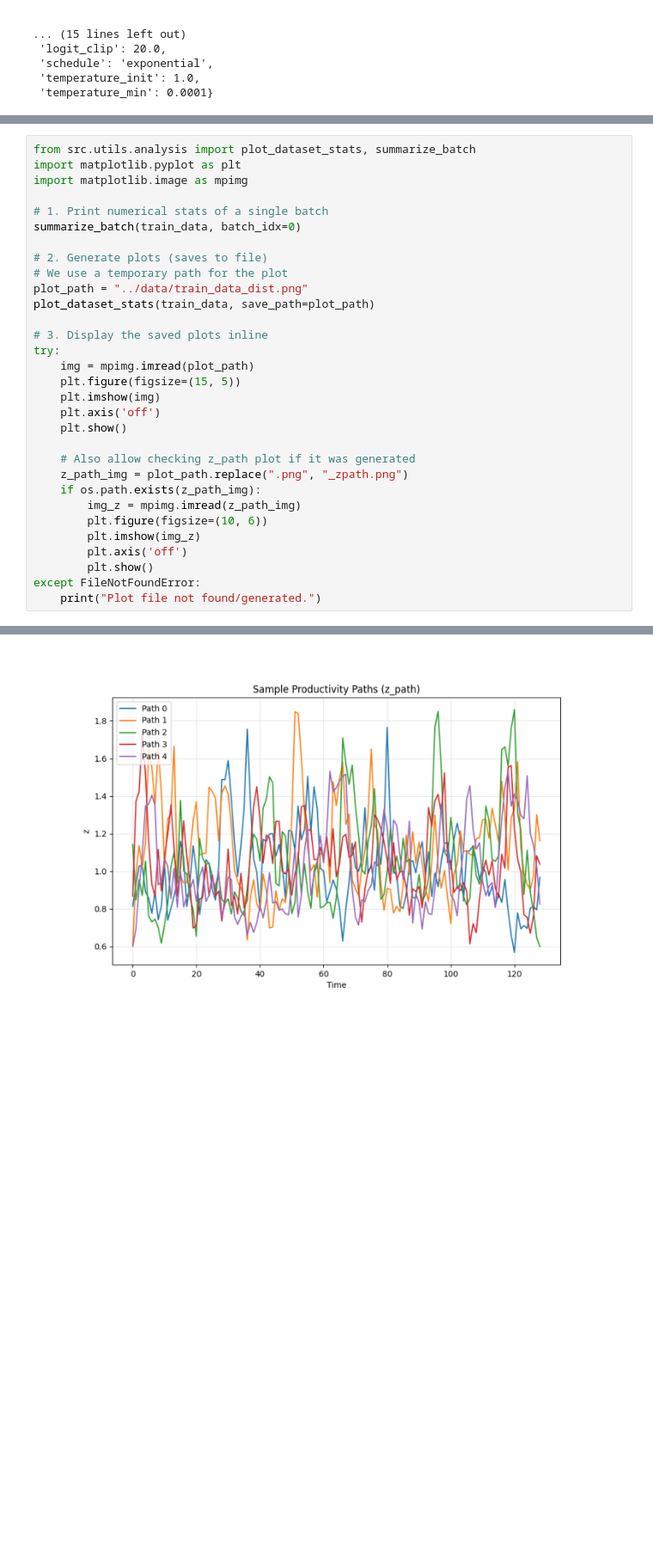
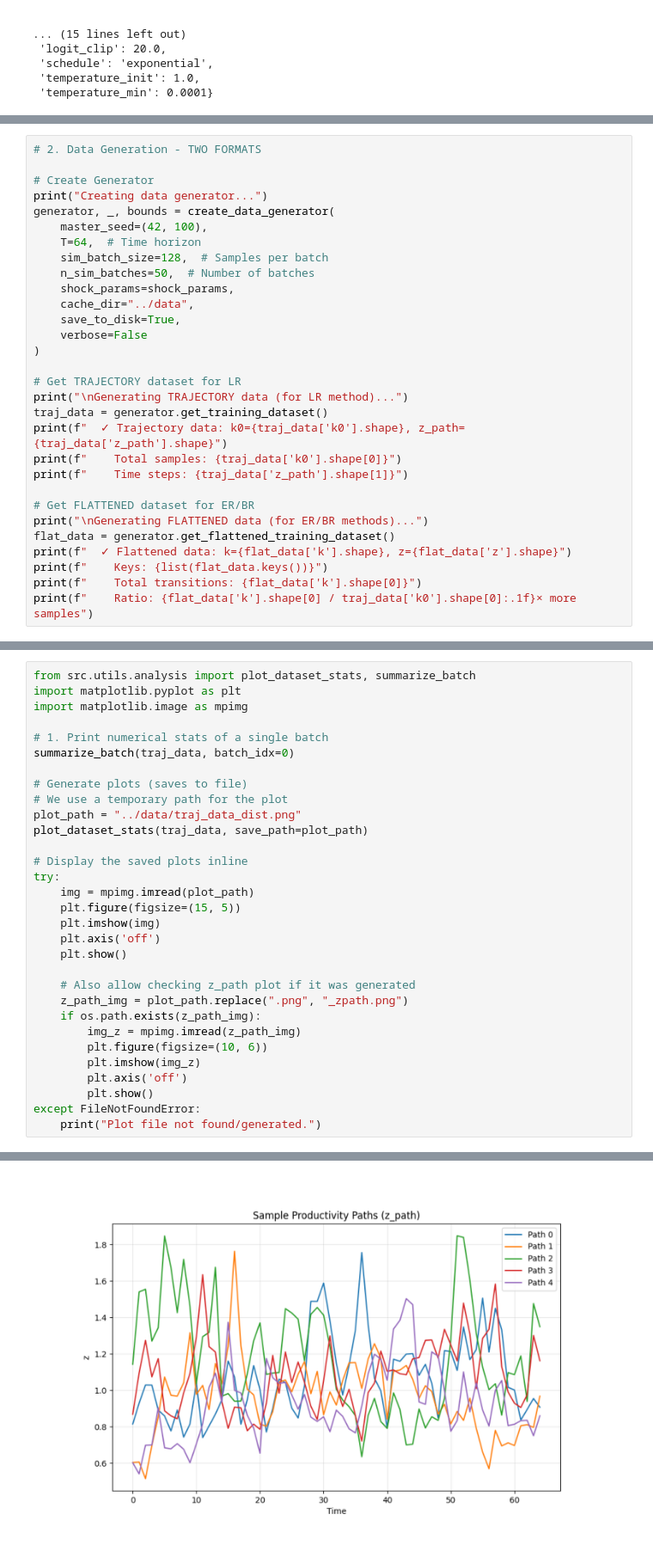
Before and after one commit to zhaoxuanwang/deep-learning-corp-finance, a Jupyter notebook: report/basic_methods_demo.ipynb, the cells around one changed output, grey strips where cells are left out. Shown at 86% size. Saved outputs shown, nothing was run; the diff lists cells and outputs as text; blank space fills up the shorter version.

```diff
--- a/report/basic_methods_demo.ipynb
+++ b/report/basic_methods_demo.ipynb
@@ -133,0 +109,30 @@ Data Shapes: k0=(6400,), z_path=(6400, 129)
+# %%
+# 2. Data Generation - TWO FORMATS
+
+# Create Generator
+print("Creating data generator...")
+generator, _, bounds = create_data_generator(
+    master_seed=(42, 100),
+    T=64,  # Time horizon
+    sim_batch_size=128,  # Samples per batch
+    n_sim_batches=50,  # Number of batches
+    shock_params=shock_params,
+    cache_dir="../data",
+    save_to_disk=True,
+    verbose=False
+)
+
+# Get TRAJECTORY dataset for LR
+print("\nGenerating TRAJECTORY data (for LR method)...")
+traj_data = generator.get_training_dataset()
+print(f"  ✓ Trajectory data: k0={traj_data['k0'].shape}, z_path={traj_data['z_path'].shape}")
+print(f"    Total samples: {traj_data['k0'].shape[0]}")
+print(f"    Time steps: {traj_data['z_path'].shape[1]}")
+
+# Get FLATTENED dataset for ER/BR
+print("\nGenerating FLATTENED data (for ER/BR methods)...")
+flat_data = generator.get_flattened_training_dataset()
+print(f"  ✓ Flattened data: k={flat_data['k'].shape}, z={flat_data['z'].shape}")
+print(f"    Keys: {list(flat_data.keys())}")
+print(f"    Total transitions: {flat_data['k'].shape[0]}")
+print(f"    Ratio: {flat_data['k'].shape[0] / traj_data['k0'].shape[0]:.1f}× more samples")
@@ -137,14 +203,14 @@ import matplotlib.pyplot as plt
 import matplotlib.image as mpimg
 
 # 1. Print numerical stats of a single batch
-summarize_batch(train_data, batch_idx=0)
+summarize_batch(traj_data, batch_idx=0)
 
-# 2. Generate plots (saves to file)
+# Generate plots (saves to file)
 # We use a temporary path for the plot
-plot_path = "../data/train_data_dist.png"
-plot_dataset_stats(train_data, save_path=plot_path)
+plot_path = "../data/traj_data_dist.png"
+plot_dataset_stats(traj_data, save_path=plot_path)
 
-# 3. Display the saved plots inline
+# Display the saved plots inline
 try:
     img = mpimg.imread(plot_path)
     plt.figure(figsize=(15, 5))
@@ -174,3 +240,3 @@ Saved distribution plot to ../data/train_data_dist.png
 [figure]
-[figure, old version]
+[figure, new version]
 # %%
```
Also changed, not shown: parts of 13 cells of this notebook, 9 other files.
